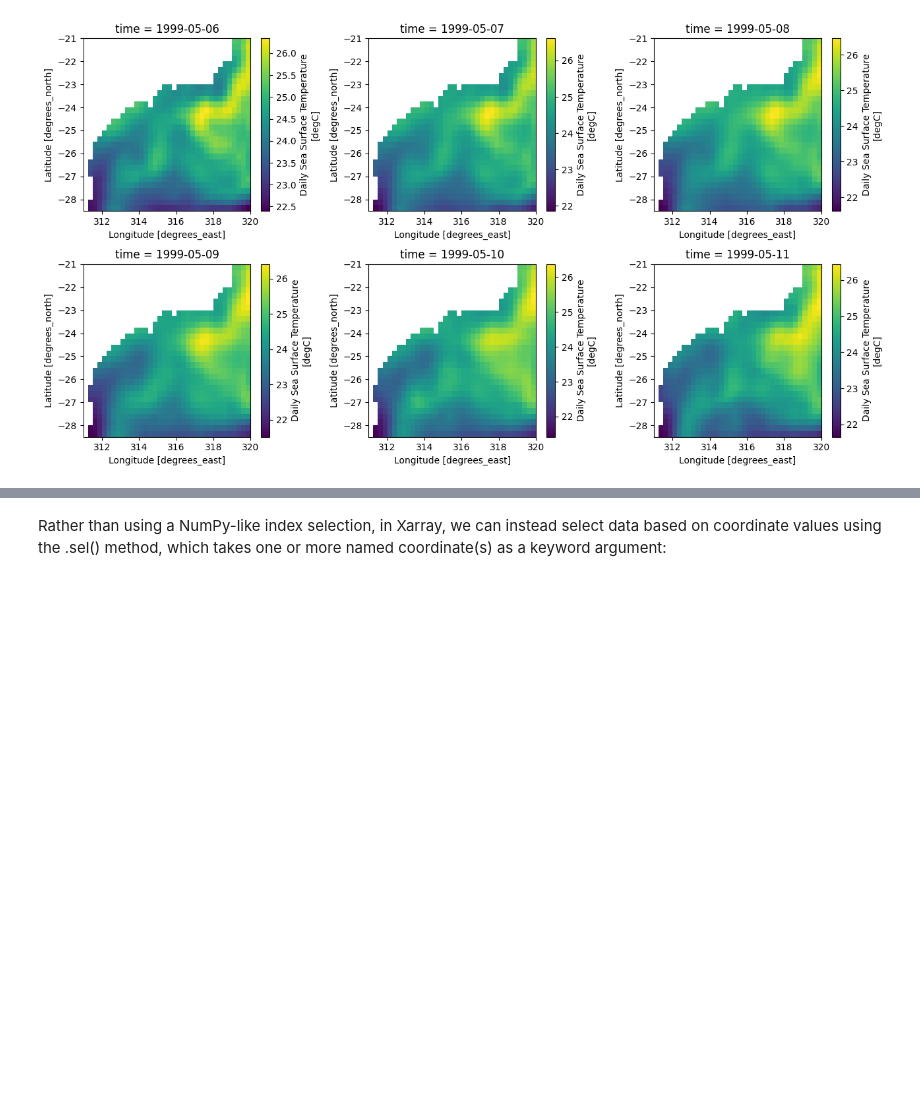
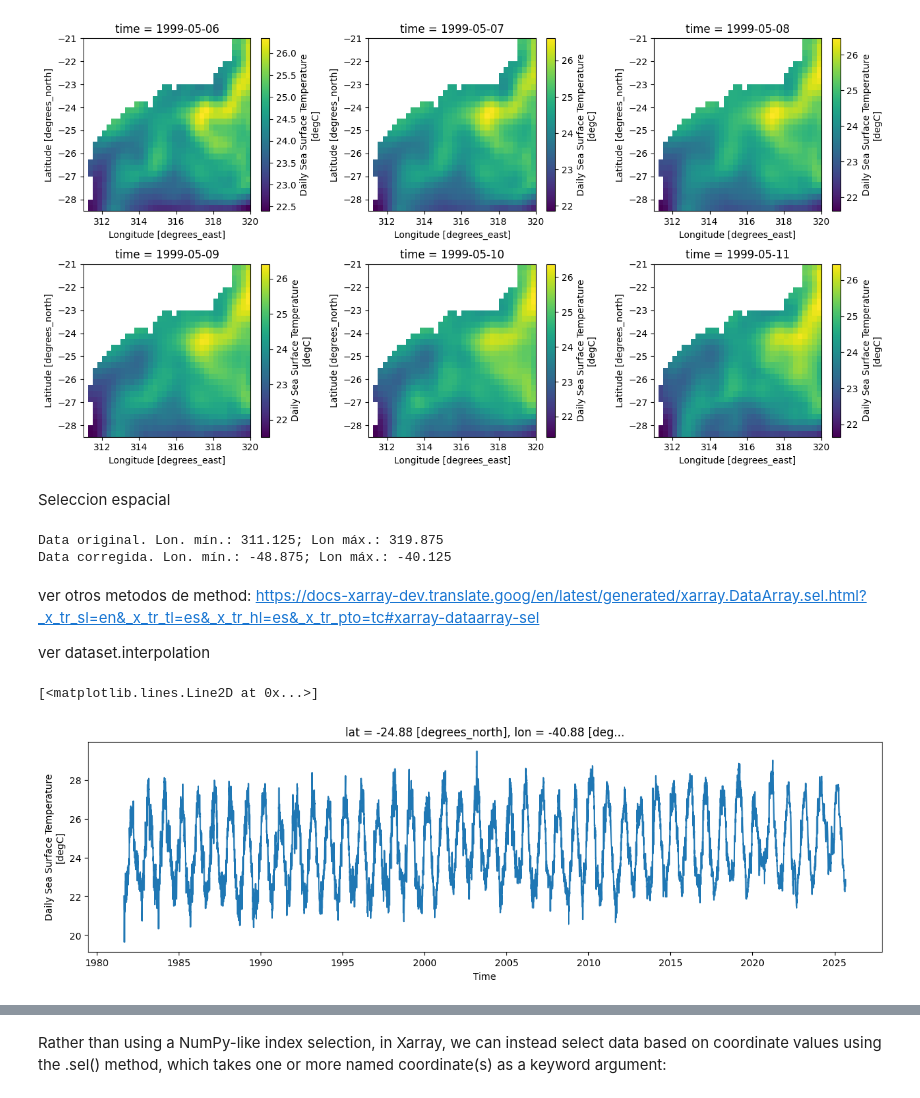
Before and after one commit to francobarrionuevoenv21/XArrray_CQSC, a Jupyter notebook: Tutoriales/Tutorial2_YYYYYY.ipynb, the cells around one changed output, grey strips where cells are left out. Cells and saved outputs as stored; diff of their text form; code cells hidden in the pictures; blank space fills up the shorter version.

```diff
--- a/Tutoriales/Tutorial2_YYYYYY.ipynb
+++ b/Tutoriales/Tutorial2_YYYYYY.ipynb
@@ -153,3 +153,28 @@ for i, d in enumerate(sst_ds_slice.time.values):
     sst_ds_slice['sst'].sel(time=d).plot(ax=ax[i])
 # %% [output]
 [figure]
+# %% [markdown]
+Seleccion espacial
+# %%
+sst_corr = ds_sst.copy()
+# %%
+sst_corr['lon'] = sst_corr['lon'] - 360
+
+print(f'Data original. Lon. mín.: {ds_sst.lon.values.min()}; Lon máx.: {ds_sst.lon.values.max()}')
+print(f'Data corregida. Lon. mín.: {sst_corr.lon.values.min()}; Lon máx.: {sst_corr.lon.values.max()}')
+# %% [output]
+Data original. Lon. mín.: 311.125; Lon máx.: 319.875
+Data corregida. Lon. mín.: -48.875; Lon máx.: -40.125
+# %% [markdown]
+ver otros metodos de method: https://docs-xarray-dev.translate.goog/en/latest/generated/xarray.DataArray.sel.html?_x_tr_sl=en&_x_tr_tl=es&_x_tr_hl=es&_x_tr_pto=tc#xarray-dataarray-sel
+
+ver dataset.interpolation
+# %%
+lon_sel, lat_sel = -41, -25
+
+sst_spatial_sel = sst_corr.sel(lon = lon_sel, lat = lat_sel, method = 'nearest')
+
+sst_spatial_sel.sst.plot(figsize=(15, 4))
+# %% [output]
+[<matplotlib.lines.Line2D at 0x...>]
+[figure, added]
```
Also changed, not shown: parts of 1 cell of this notebook.
